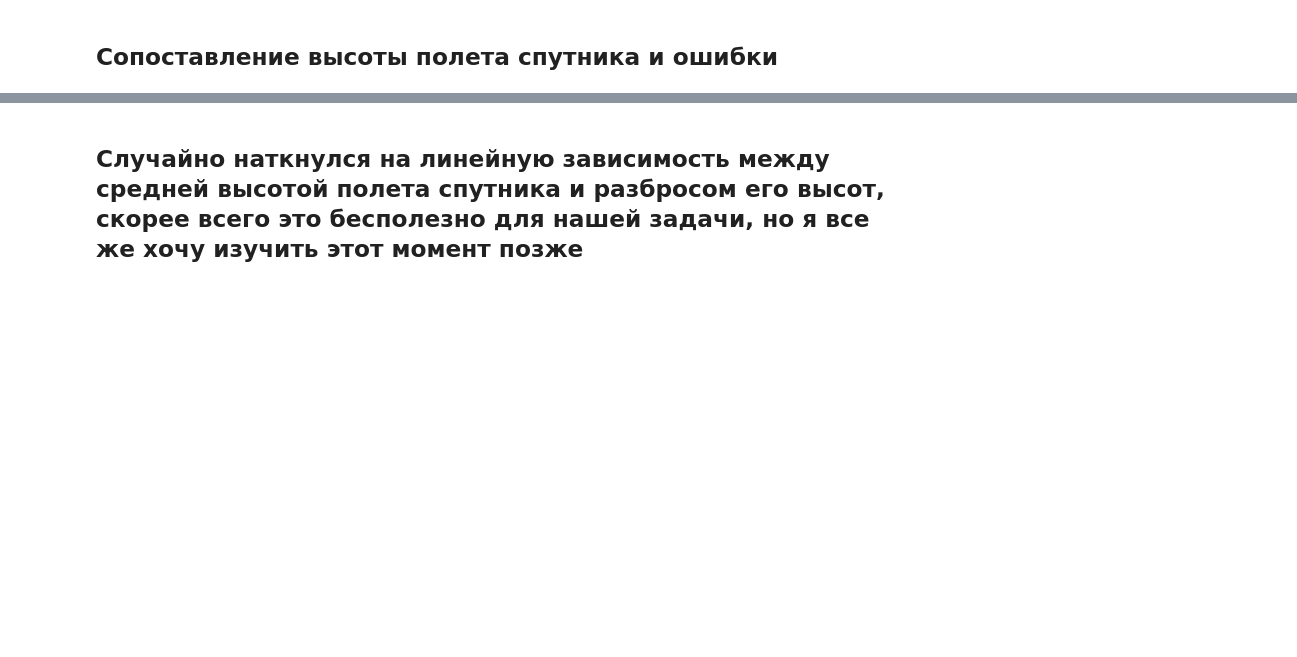
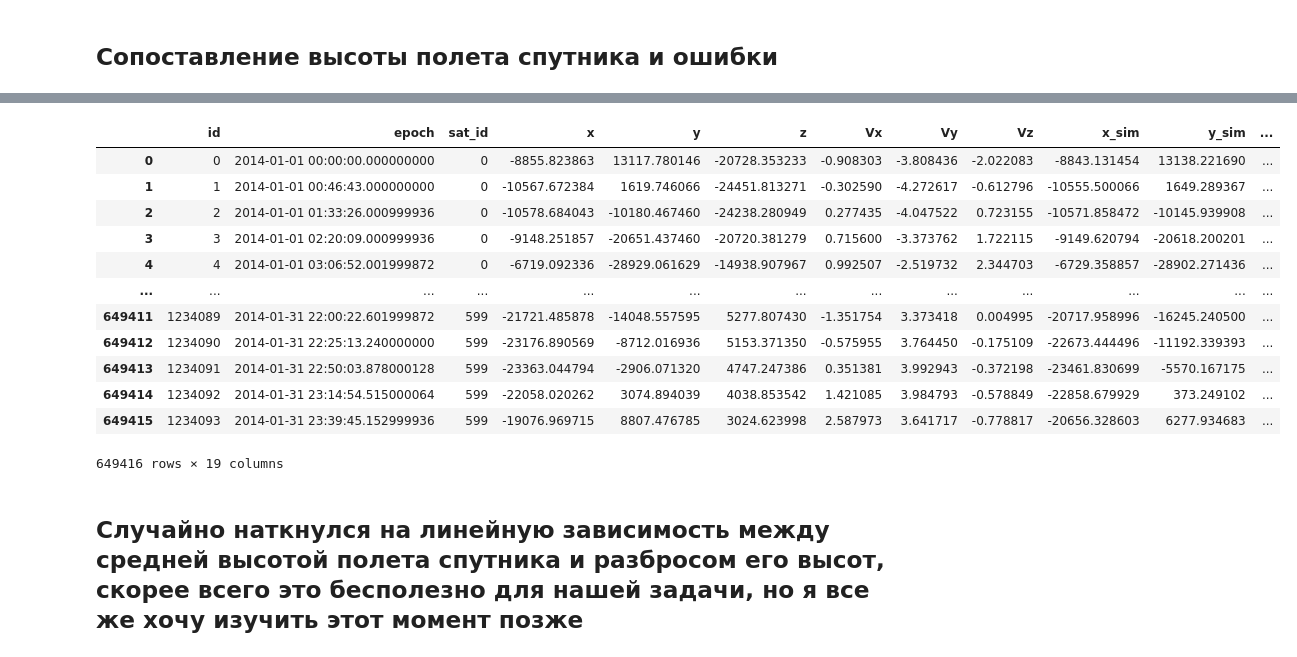
Before and after one commit to KirillRuSS/IDAO-2020, a Jupyter notebook: IDAO-2020.ipynb, the cells around one changed output, grey strips where cells are left out. Saved outputs shown, nothing was run; the diff lists cells and outputs as text; code cells hidden in the pictures; blank space fills up the shorter version.

```diff
--- a/IDAO-2020.ipynb
+++ b/IDAO-2020.ipynb
@@ -114,3 +121,19 @@ print(y.min())
+# %%
+df
+# %% [output]
+|  | id | epoch | sat_id | x | y | z | Vx | Vy | Vz | x_sim | y_sim | ... |
+| 0 | 0 | 2014-01-01 00:00:00.000000000 | 0 | -8855.823863 | 13117.780146 | -20728.353233 | -0.908303 | -3.808436 | -2.022083 | -8843.131454 | 13138.221690 | ... |
+| 1 | 1 | 2014-01-01 00:46:43.000000000 | 0 | -10567.672384 | 1619.746066 | -24451.813271 | -0.302590 | -4.272617 | -0.612796 | -10555.500066 | 1649.289367 | ... |
+| 2 | 2 | 2014-01-01 01:33:26.000999936 | 0 | -10578.684043 | -10180.467460 | -24238.280949 | 0.277435 | -4.047522 | 0.723155 | -10571.858472 | -10145.939908 | ... |
+| 3 | 3 | 2014-01-01 02:20:09.000999936 | 0 | -9148.251857 | -20651.437460 | -20720.381279 | 0.715600 | -3.373762 | 1.722115 | -9149.620794 | -20618.200201 | ... |
+| 4 | 4 | 2014-01-01 03:06:52.001999872 | 0 | -6719.092336 | -28929.061629 | -14938.907967 | 0.992507 | -2.519732 | 2.344703 | -6729.358857 | -28902.271436 | ... |
+| ... | ... | ... | ... | ... | ... | ... | ... | ... | ... | ... | ... | ... |
+| 649411 | 1234089 | 2014-01-31 22:00:22.601999872 | 599 | -21721.485878 | -14048.557595 | 5277.807430 | -1.351754 | 3.373418 | 0.004995 | -20717.958996 | -16245.240500 | ... |
+| 649412 | 1234090 | 2014-01-31 22:25:13.240000000 | 599 | -23176.890569 | -8712.016936 | 5153.371350 | -0.575955 | 3.764450 | -0.175109 | -22673.444496 | -11192.339393 | ... |
+| 649413 | 1234091 | 2014-01-31 22:50:03.878000128 | 599 | -23363.044794 | -2906.071320 | 4747.247386 | 0.351381 | 3.992943 | -0.372198 | -23461.830699 | -5570.167175 | ... |
+| 649414 | 1234092 | 2014-01-31 23:14:54.515000064 | 599 | -22058.020262 | 3074.894039 | 4038.853542 | 1.421085 | 3.984793 | -0.578849 | -22858.679929 | 373.249102 | ... |
+| 649415 | 1234093 | 2014-01-31 23:39:45.152999936 | 599 | -19076.969715 | 8807.476785 | 3024.623998 | 2.587973 | 3.641717 | -0.778817 | -20656.328603 | 6277.934683 | ... |
+649416 rows × 19 columns
 # %% [markdown]
 ## Случайно наткнулся на линейную зависимость между средней высотой полета спутника и разбросом его высот, скорее всего это бесполезно для нашей задачи, но я все же хочу изучить этот момент позже
 # %%
```
Also changed, not shown: parts of 18 cells of this notebook, 3 other files.
